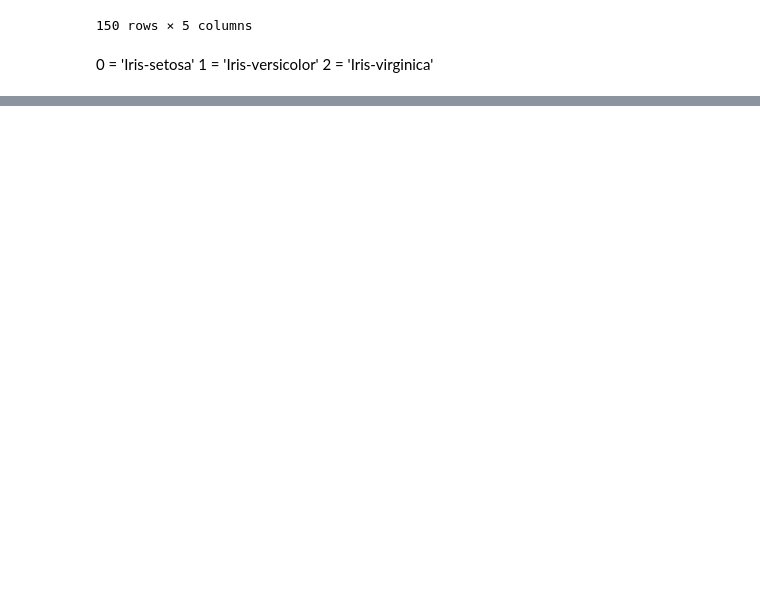
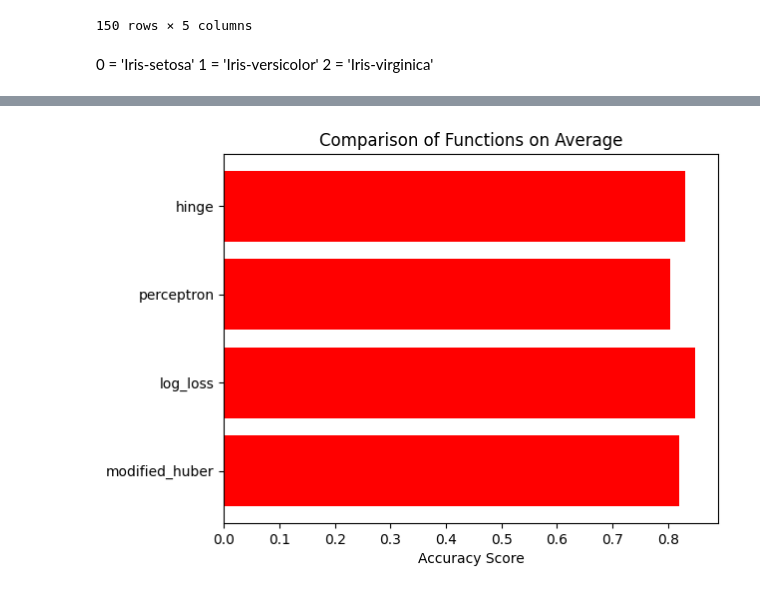
Before and after one commit to IshmamF/machine-learning-447, a Jupyter notebook: assignment1/Fardin_Ishmam_AS02.ipynb, the cells around one changed output, grey strips where cells are left out. Cells and saved outputs as stored; diff of their text form; code cells hidden in the pictures; blank space fills up the shorter version.

```diff
--- a/assignment1/Fardin_Ishmam_AS02.ipynb
+++ b/assignment1/Fardin_Ishmam_AS02.ipynb
@@ -58,0 +143,18 @@ combinations
+# %%
+
+fig, ax = plt.subplots()
+
+# Example data
+people = functionAverages.keys()
+y_pos = np.arange(len(functionAverages.keys()))
+performance = functionAverages.values()
+
+ax.barh(y_pos, performance, align='center', color='red')
+ax.set_yticks(y_pos, labels=people)
+ax.invert_yaxis()  # labels read top-to-bottom
+ax.set_xlabel('Accuracy Score')
+ax.set_title('Comparison of Functions on Average')
+
+plt.show()
+# %% [output]
+[figure, added]
```
Also changed, not shown: parts of 7 cells of this notebook.
